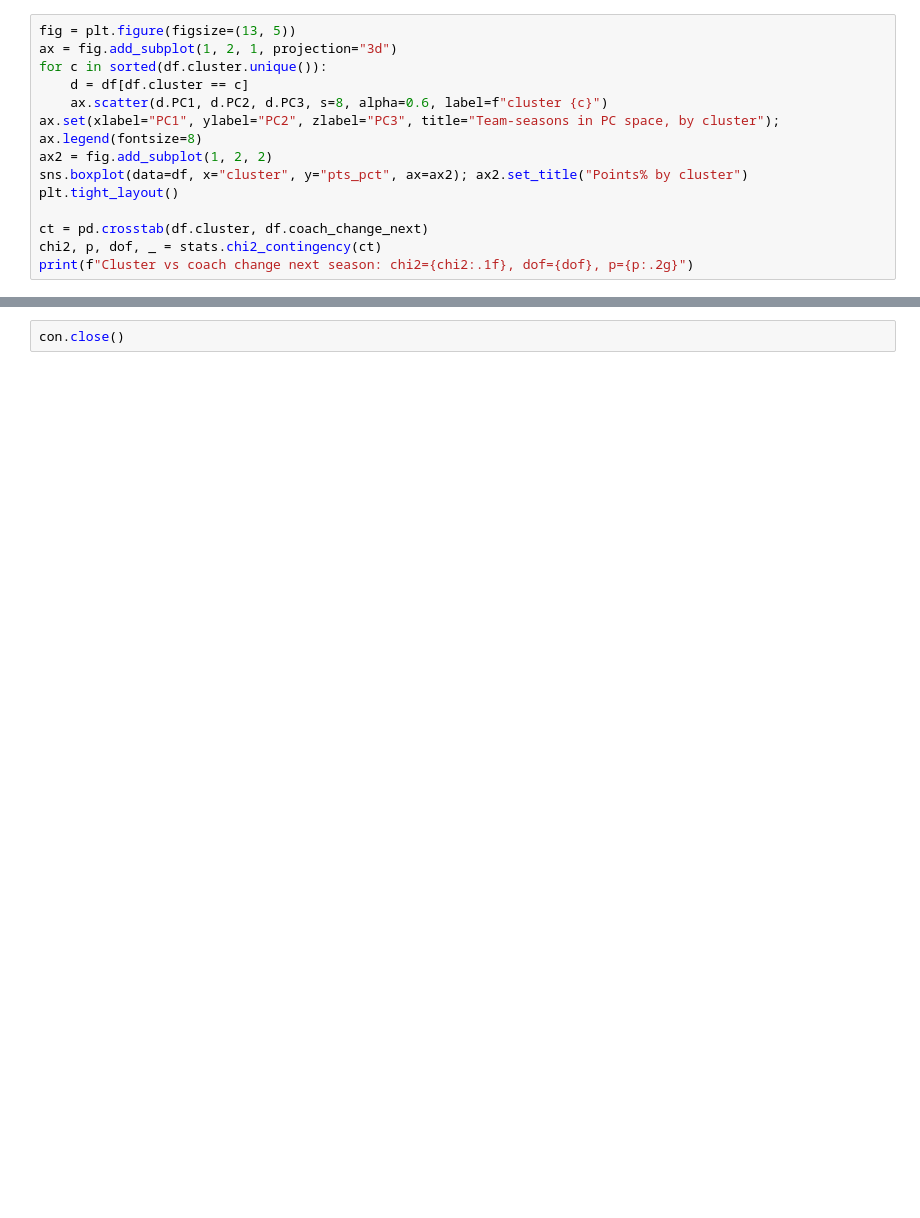
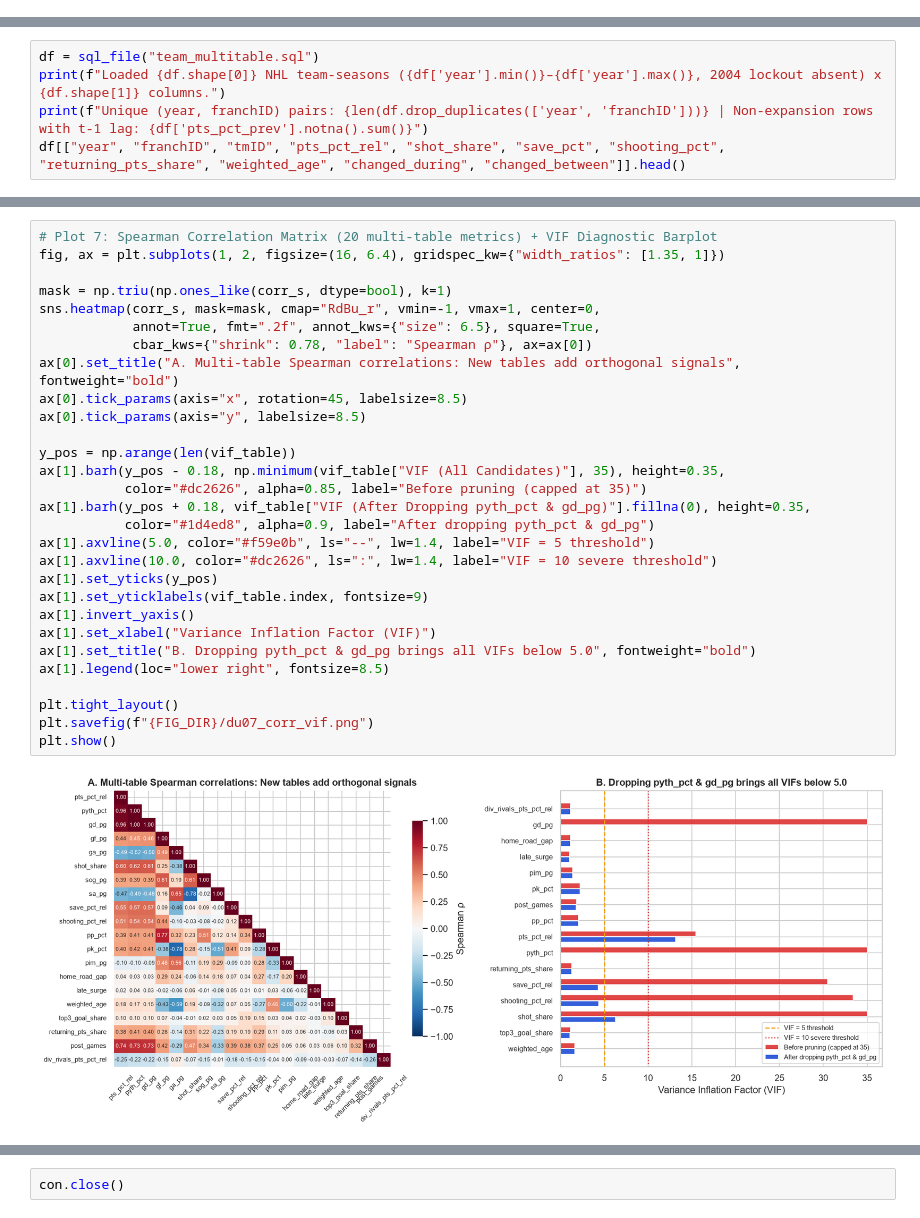
Before and after one commit to LuisBento2005/AC_DataMining, a Jupyter notebook: notebooks/02_statistical_analysis.ipynb, the cells around one changed output, grey strips where cells are left out. Saved outputs shown, nothing was run; the diff lists cells and outputs as text; blank space fills up the shorter version.

Commit message:
Upgrade Data Understanding (01_eda, 02_statistical_analysis, multi-table SQL & 14 high-DPI figures)

```diff
--- a/notebooks/02_statistical_analysis.ipynb
+++ b/notebooks/02_statistical_analysis.ipynb
@@ -172,14 +0,0 @@ profile
-# %%
-fig = plt.figure(figsize=(13, 5))
-ax = fig.add_subplot(1, 2, 1, projection="3d")
-for c in sorted(df.cluster.unique()):
-    d = df[df.cluster == c]
-    ax.scatter(d.PC1, d.PC2, d.PC3, s=8, alpha=0.6, label=f"cluster {c}")
-ax.set(xlabel="PC1", ylabel="PC2", zlabel="PC3", title="Team-seasons in PC space, by cluster"); ax.legend(fontsize=8)
-ax2 = fig.add_subplot(1, 2, 2)
-sns.boxplot(data=df, x="cluster", y="pts_pct", ax=ax2); ax2.set_title("Points% by cluster")
-plt.tight_layout()
-
-ct = pd.crosstab(df.cluster, df.coach_change_next)
-chi2, p, dof, _ = stats.chi2_contingency(ct)
-print(f"Cluster vs coach change next season: chi2={chi2:.1f}, dof={dof}, p={p:.2g}")
@@ -352,0 +51,5 @@ The profile is associated with a coach change the next season (χ² p < 0.001):
+# %%
+df = sql_file("team_multitable.sql")
+print(f"Loaded {df.shape[0]} NHL team-seasons ({df['year'].min()}–{df['year'].max()}, 2004 lockout absent) x {df.shape[1]} columns.")
+print(f"Unique (year, franchID) pairs: {len(df.drop_duplicates(['year', 'franchID']))} | Non-expansion rows with t-1 lag: {df['pts_pct_prev'].notna().sum()}")
+df[["year", "franchID", "tmID", "pts_pct_rel", "shot_share", "save_pct", "shooting_pct", "returning_pts_share", "weighted_age", "changed_during", "changed_between"]].head()
@@ -352,0 +139,31 @@ The profile is associated with a coach change the next season (χ² p < 0.001):
+# %%
+# Plot 7: Spearman Correlation Matrix (20 multi-table metrics) + VIF Diagnostic Barplot
+fig, ax = plt.subplots(1, 2, figsize=(16, 6.4), gridspec_kw={"width_ratios": [1.35, 1]})
+
+mask = np.triu(np.ones_like(corr_s, dtype=bool), k=1)
+sns.heatmap(corr_s, mask=mask, cmap="RdBu_r", vmin=-1, vmax=1, center=0,
+            annot=True, fmt=".2f", annot_kws={"size": 6.5}, square=True,
+            cbar_kws={"shrink": 0.78, "label": "Spearman ρ"}, ax=ax[0])
+ax[0].set_title("A. Multi-table Spearman correlations: New tables add orthogonal signals", fontweight="bold")
+ax[0].tick_params(axis="x", rotation=45, labelsize=8.5)
+ax[0].tick_params(axis="y", labelsize=8.5)
+
+y_pos = np.arange(len(vif_table))
+ax[1].barh(y_pos - 0.18, np.minimum(vif_table["VIF (All Candidates)"], 35), height=0.35,
+           color="#dc2626", alpha=0.85, label="Before pruning (capped at 35)")
+ax[1].barh(y_pos + 0.18, vif_table["VIF (After Dropping pyth_pct & gd_pg)"].fillna(0), height=0.35,
+           color="#1d4ed8", alpha=0.9, label="After dropping pyth_pct & gd_pg")
+ax[1].axvline(5.0, color="#f59e0b", ls="--", lw=1.4, label="VIF = 5 threshold")
+ax[1].axvline(10.0, color="#dc2626", ls=":", lw=1.4, label="VIF = 10 severe threshold")
+ax[1].set_yticks(y_pos)
+ax[1].set_yticklabels(vif_table.index, fontsize=9)
+ax[1].invert_yaxis()
+ax[1].set_xlabel("Variance Inflation Factor (VIF)")
+ax[1].set_title("B. Dropping pyth_pct & gd_pg brings all VIFs below 5.0", fontweight="bold")
+ax[1].legend(loc="lower right", fontsize=8.5)
+
+plt.tight_layout()
+plt.savefig(f"{FIG_DIR}/du07_corr_vif.png")
+plt.show()
+# %% [output]
+[figure, added]
```
Also changed, not shown: parts of 53 cells of this notebook, 20 other files.
